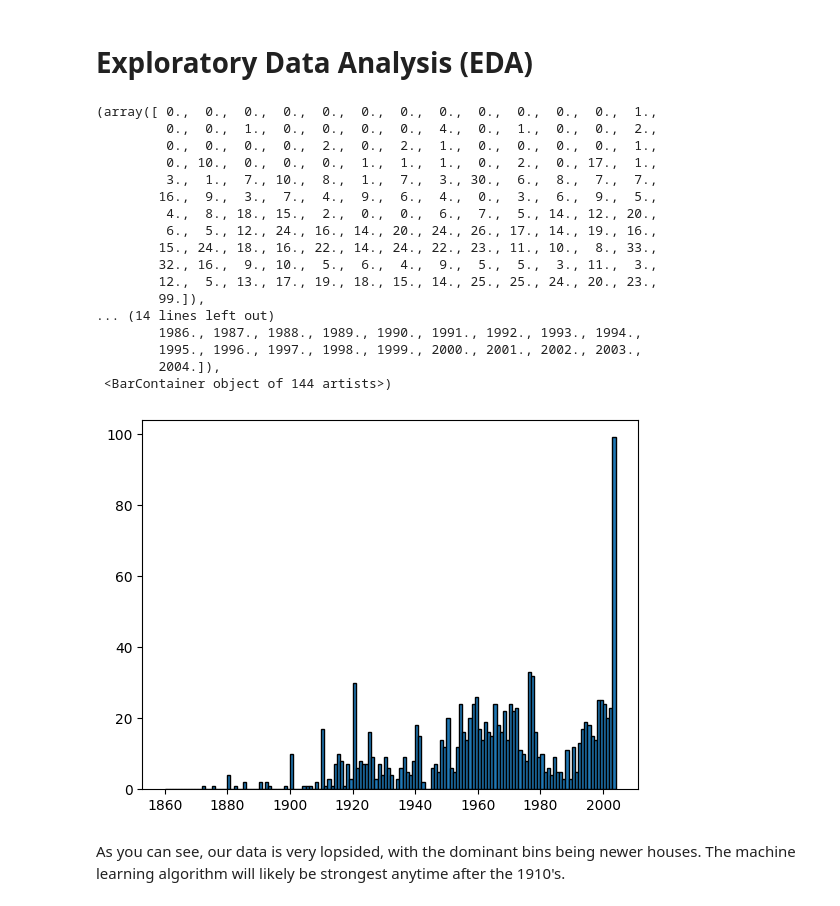
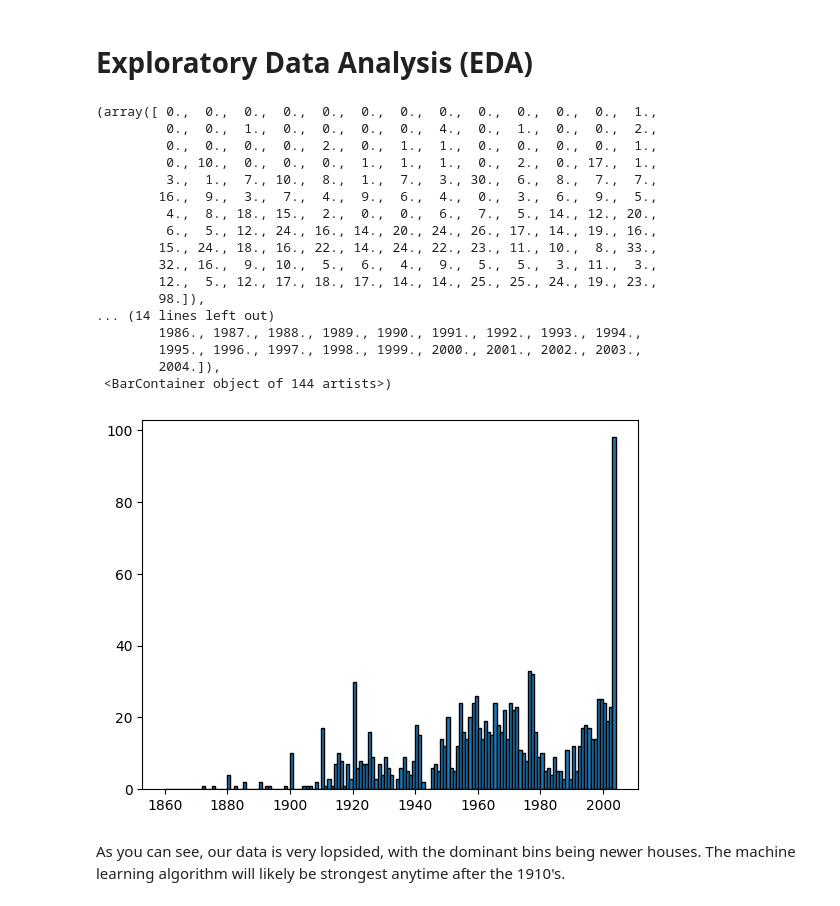
Before and after one commit to nzmel/Housing-Price-Prediction, a Jupyter notebook: notebook1644f977fa.ipynb, the cells around one changed output. Cells and saved outputs as stored; diff of their text form; code cells hidden in the pictures.

```diff
--- a/notebook1644f977fa.ipynb
+++ b/notebook1644f977fa.ipynb
@@ -154,0 +131,8 @@ train_1[train_1.duplicated()]
+# %%
+# Calculate the Z-score for 'SalePrice'
+z_scores = np.abs((train_1['SalePrice'] - train_1['SalePrice'].mean()) / train_1['SalePrice'].std())
+# Define a threshold for outliers (e.g., Z-score > 3)
+threshold = 3
+
+
+train_1_2 = train_1[z_scores <= threshold]
@@ -160,26 +152,26 @@ Now we can start doing some deeper exploratory data analysis using visualizaiton
 # Exploratory Data Analysis (EDA)
 # %%
 import matplotlib.pyplot as plt
-plt.hist(train_1['YearBuilt'], bins=range(1860, 2005), edgecolor='black')
+plt.hist(train_1_2['YearBuilt'], bins=range(1860, 2005), edgecolor='black')
 # %% [output]
 (array([ 0.,  0.,  0.,  0.,  0.,  0.,  0.,  0.,  0.,  0.,  0.,  0.,  1.,
          0.,  0.,  1.,  0.,  0.,  0.,  0.,  4.,  0.,  1.,  0.,  0.,  2.,
-         0.,  0.,  0.,  0.,  2.,  0.,  2.,  1.,  0.,  0.,  0.,  0.,  1.,
+         0.,  0.,  0.,  0.,  2.,  0.,  1.,  1.,  0.,  0.,  0.,  0.,  1.,
          0., 10.,  0.,  0.,  0.,  1.,  1.,  1.,  0.,  2.,  0., 17.,  1.,
          3.,  1.,  7., 10.,  8.,  1.,  7.,  3., 30.,  6.,  8.,  7.,  7.,
         16.,  9.,  3.,  7.,  4.,  9.,  6.,  4.,  0.,  3.,  6.,  9.,  5.,
          4.,  8., 18., 15.,  2.,  0.,  0.,  6.,  7.,  5., 14., 12., 20.,
          6.,  5., 12., 24., 16., 14., 20., 24., 26., 17., 14., 19., 16.,
         15., 24., 18., 16., 22., 14., 24., 22., 23., 11., 10.,  8., 33.,
         32., 16.,  9., 10.,  5.,  6.,  4.,  9.,  5.,  5.,  3., 11.,  3.,
-        12.,  5., 13., 17., 19., 18., 15., 14., 25., 25., 24., 20., 23.,
-        99.]),
+        12.,  5., 12., 17., 18., 17., 14., 14., 25., 25., 24., 19., 23.,
+        98.]),
 ... (14 lines left out)
         1986., 1987., 1988., 1989., 1990., 1991., 1992., 1993., 1994.,
         1995., 1996., 1997., 1998., 1999., 2000., 2001., 2002., 2003.,
         2004.]),
  <BarContainer object of 144 artists>)
-[figure, old version]
+[figure, new version]
 # %% [markdown]
 As you can see, our data is very lopsided, with the dominant bins being newer houses.
 The machine learning algorithm will likely be strongest anytime after the 1910's.
```
Also changed, not shown: parts of 13 cells of this notebook.
